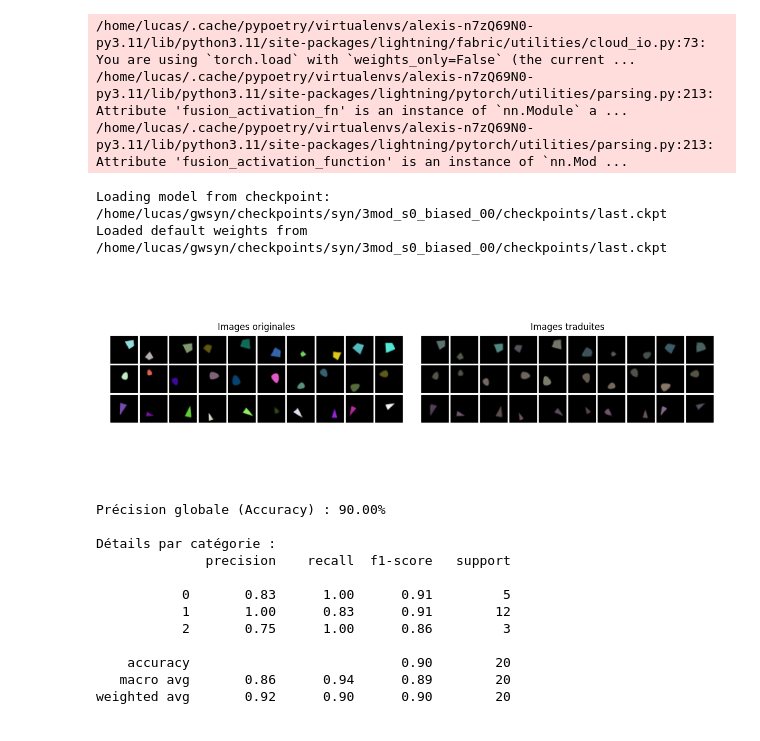
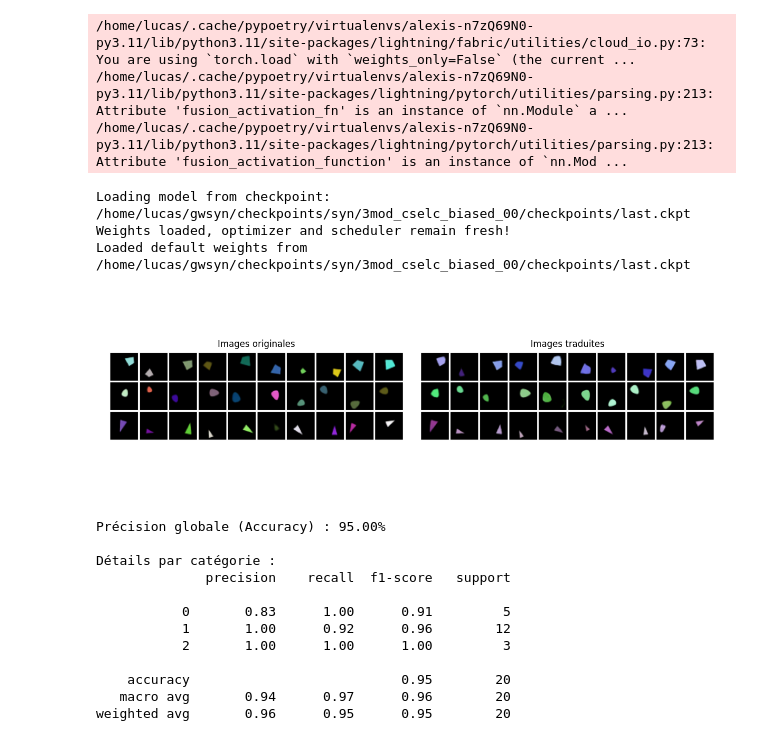
Before and after one commit to lucas-ch/gwsyn, a Jupyter notebook: notebooks/syn_3_modules_cycle.ipynb, the cells around one changed output. Cells and saved outputs as stored; diff of their text form; code cells hidden in the pictures.

```diff
--- a/notebooks/syn_3_modules_cycle.ipynb
+++ b/notebooks/syn_3_modules_cycle.ipynb
@@ -29,7 +29,7 @@ from sklearn.preprocessing import StandardScaler
 
 %matplotlib widget
 # %%
-condition = "3mod_s0"
+condition = "3mod_cselc"
 checkpoint_epoch = 0
 n_samples_test = 100
 split = "val"
@@ -57,8 +57,9 @@ original_images_rgb = visual_module.decode_images(original_v_latents)
 /home/lucas/.cache/pypoetry/virtualenvs/alexis-n7zQ69N0-py3.11/lib/python3.11/site-packages/lightning/fabric/utilities/cloud_io.py:73: You are using `torch.load` with `weights_only=False` (the current ...
 /home/lucas/.cache/pypoetry/virtualenvs/alexis-n7zQ69N0-py3.11/lib/python3.11/site-packages/lightning/pytorch/utilities/parsing.py:213: Attribute 'fusion_activation_fn' is an instance of `nn.Module` a ...
 /home/lucas/.cache/pypoetry/virtualenvs/alexis-n7zQ69N0-py3.11/lib/python3.11/site-packages/lightning/pytorch/utilities/parsing.py:213: Attribute 'fusion_activation_function' is an instance of `nn.Mod ...
-Loading model from checkpoint: /home/lucas/gwsyn/checkpoints/syn/3mod_s0_biased_00/checkpoints/last.ckpt
-Loaded default weights from /home/lucas/gwsyn/checkpoints/syn/3mod_s0_biased_00/checkpoints/last.ckpt
+Loading model from checkpoint: /home/lucas/gwsyn/checkpoints/syn/3mod_cselc_biased_00/checkpoints/last.ckpt
+Weights loaded, optimizer and scheduler remain fresh!
+Loaded default weights from /home/lucas/gwsyn/checkpoints/syn/3mod_cselc_biased_00/checkpoints/last.ckpt
 # %%
 # translation_v_latents_to_attr
 domain_name_source = 'v_latents'
@@ -74,29 +75,28 @@ t = global_workspace.encode_domains(sample)
 # %%
 # translation_attr_to_color
 domain_name_source = 'attr'
 domain_name_target = 'color'
 latents_source = latent_domains[frozenset({domain_name_source})]
 
 z = gw_mod.encode(latents_source)[domain_name_source]
 x_pred_2 = gw_mod.decode(z, domains={domain_name_target, 'v_latents'})
 
 # translation_color_to_v_latents
 
 domain_name_source = 'color'
 domain_name_target = 'v_latents'
 latents_source = latent_domains[frozenset({domain_name_source})]
 
 z = gw_mod.encode(x_pred_2)[domain_name_source]
 x_pred_3 = gw_mod.decode(z, domains={domain_name_target})
 
-p = 0.8
-fusion = x_pred_2['v_latents']*p + x_pred_3['v_latents']*(1-p)
+fusion = x_pred_2['v_latents'] + x_pred_3['v_latents']*0.5
 decoded_images_f= visual_module.decode_images(fusion)
 
 fig = plot_original_translated_comparison(get_n_per_category(original_images_rgb, cat, 10), get_n_per_category(decoded_images_f, cat, 10))
 plt.show()
 # %% [output]
-[figure, old version]
+[figure, new version]
 # %%
 # est ce qu'on peut reconnaitre la catégorie avec seulement la couleur de l'espace latent attribut?
 scaler = StandardScaler()
@@ -120,18 +120,18 @@ print(f"Précision globale (Accuracy) : {accuracy_score(y_test, y_pred):.2%}")
 print("\nDétails par catégorie :")
 print(classification_report(y_test, y_pred))
 # %% [output]
-Précision globale (Accuracy) : 90.00%
+Précision globale (Accuracy) : 95.00%
 
 Détails par catégorie :
               precision    recall  f1-score   support
 
            0       0.83      1.00      0.91         5
-           1       1.00      0.83      0.91        12
-           2       0.75      1.00      0.86         3
+           1       1.00      0.92      0.96        12
+           2       1.00      1.00      1.00         3
 
-    accuracy                           0.90        20
-   macro avg       0.86      0.94      0.89        20
-weighted avg       0.92      0.90      0.90        20
+    accuracy                           0.95        20
+   macro avg       0.94      0.97      0.96        20
+weighted avg       0.96      0.95      0.95        20
 # %%
 del original_images_rgb
 del decoded_images_f
```
Also changed, not shown: parts of 1 cell of this notebook, 2 other files.
